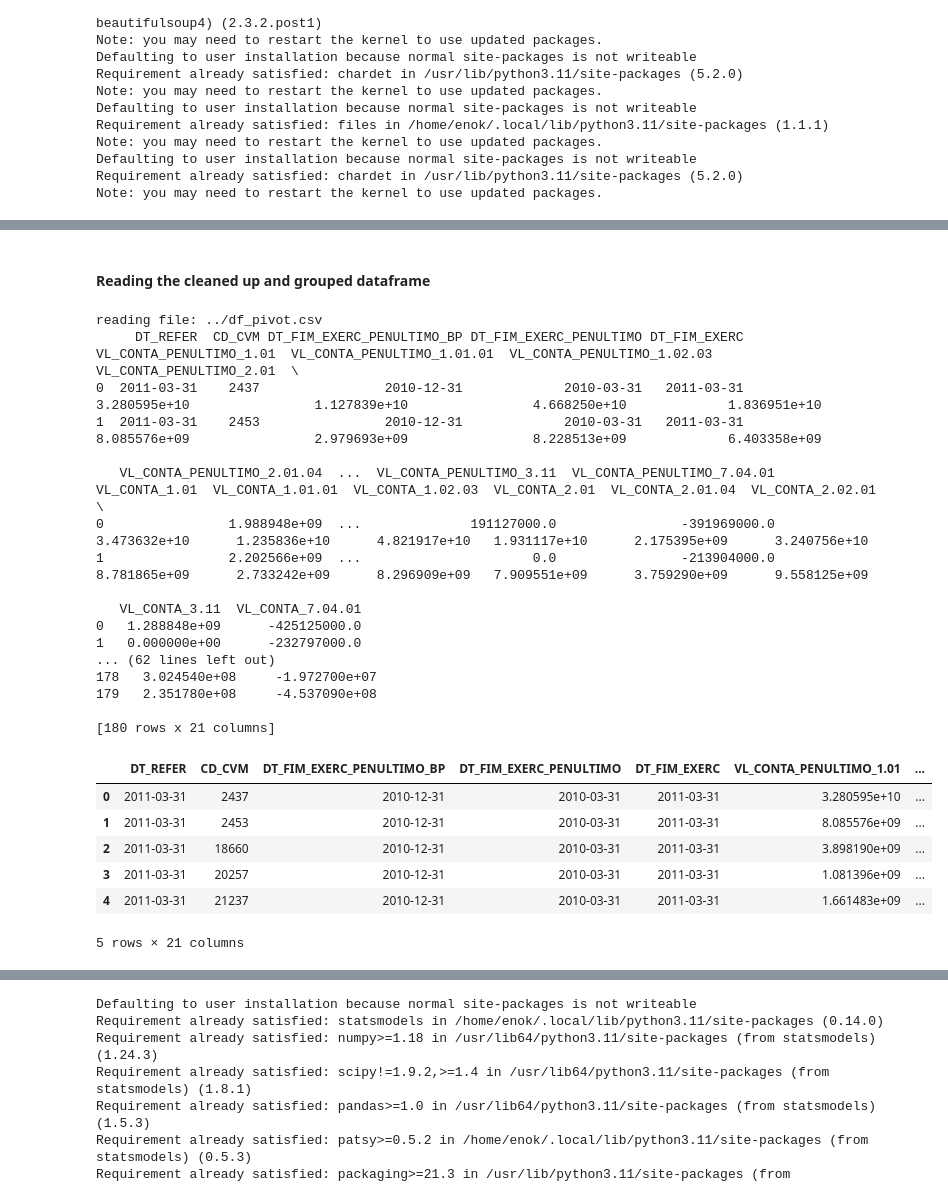
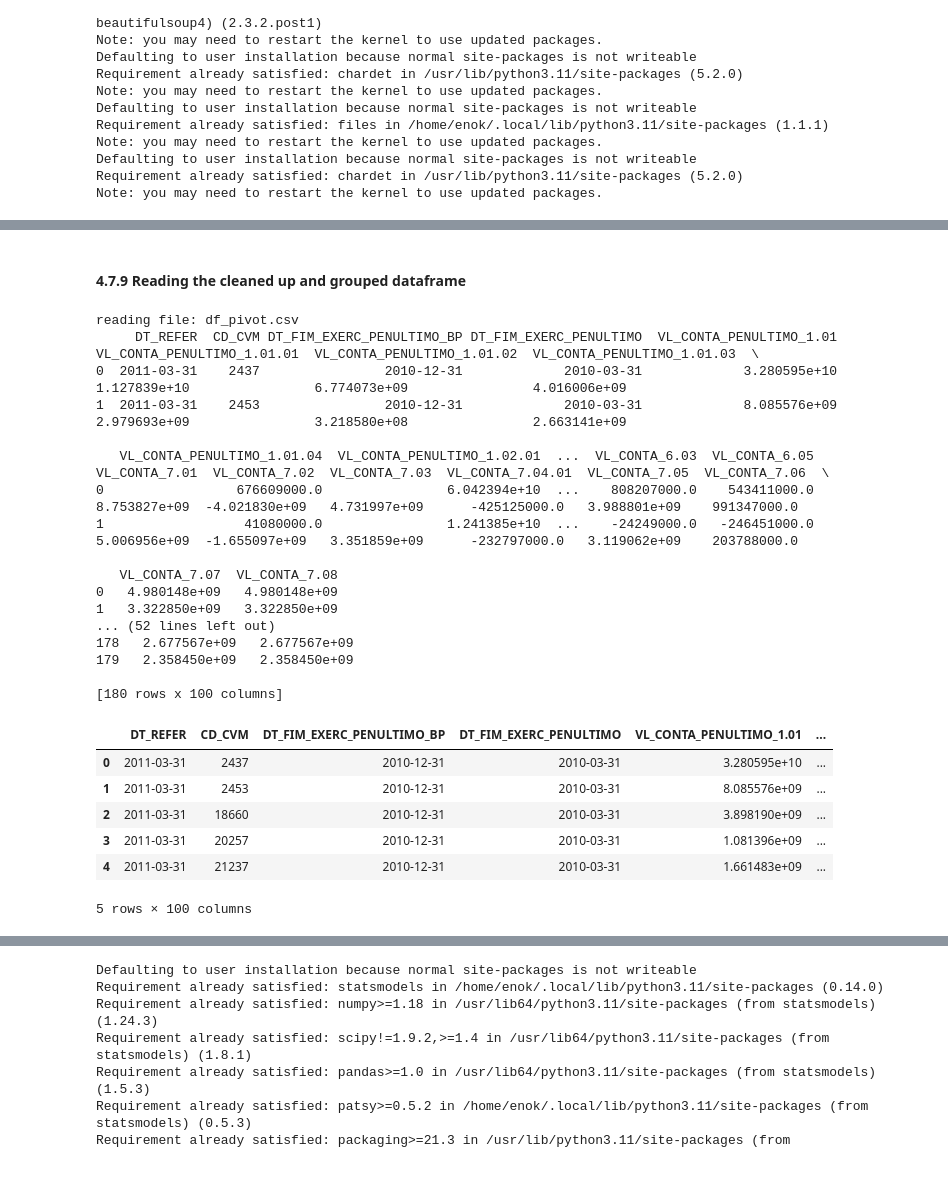
Before and after one commit to enok/flowpredict, a Jupyter notebook: flowpredict.ipynb, the cells around one changed output, grey strips where cells are left out. Cells and saved outputs as stored; diff of their text form; code cells hidden in the pictures.

Commit message:
adding more columns to (hope so) improve the accuracy os predictions

```diff
--- a/flowpredict.ipynb
+++ b/flowpredict.ipynb
@@ -407,14 +394,13 @@ DT_REFER
 # %%
 print("\n")
-def readCsv(dfName):
-    fileName = dfName + '.csv'
+
+def readCsv(dfName, directory='.'):
+    fileName = "df_" + dfName + '.csv'
     print(f'\nreading file: {fileName}')
-    df_read = pd.read_csv('processed_files/' + fileName, sep=';')
+    df_read = pd.read_csv(directory + '/' + fileName, sep=';')
     print(df_read.head(2))
     return df_read
 
-bpa_df = readCsv('bpa_df')
-bpp_df = readCsv('bpp_df')
-dre_df = readCsv('dre_df')
-dva_df = readCsv('dva_df')
+# Usar compreensão de dicionário para carregar todos os dataframes no dicionário dataframes
+dataframes = {df_name: readCsv(df_name, processed_folder) for df_name in dataframes.keys()}
 # %% [output]
@@ -1063,36 +1103,36 @@ DT_REFER
 # %% [markdown]
-#### Reading the cleaned up and grouped dataframe
+#### 4.7.9 Reading the cleaned up and grouped dataframe
 # %%
-final_df = readCsv('../df_pivot')
+df_pivot = readCsv('pivot')
 
-print(final_df.dtypes)
+print(df_pivot.dtypes)
 print("\n")
-print(final_df)
+print(df_pivot)
 print("\n")
-final_df.head()
+df_pivot.head()
 # %% [output]
-reading file: ../df_pivot.csv
-     DT_REFER  CD_CVM DT_FIM_EXERC_PENULTIMO_BP DT_FIM_EXERC_PENULTIMO DT_FIM_EXERC  VL_CONTA_PENULTIMO_1.01  VL_CONTA_PENULTIMO_1.01.01  VL_CONTA_PENULTIMO_1.02.03  VL_CONTA_PENULTIMO_2.01  \
-0  2011-03-31    2437                2010-12-31             2010-03-31   2011-03-31             3.280595e+10                1.127839e+10                4.668250e+10             1.836951e+10
-1  2011-03-31    2453                2010-12-31             2010-03-31   2011-03-31             8.085576e+09                2.979693e+09                8.228513e+09             6.403358e+09
+reading file: df_pivot.csv
+     DT_REFER  CD_CVM DT_FIM_EXERC_PENULTIMO_BP DT_FIM_EXERC_PENULTIMO  VL_CONTA_PENULTIMO_1.01  VL_CONTA_PENULTIMO_1.01.01  VL_CONTA_PENULTIMO_1.01.02  VL_CONTA_PENULTIMO_1.01.03  \
+0  2011-03-31    2437                2010-12-31             2010-03-31             3.280595e+10                1.127839e+10                6.774073e+09                4.016006e+09
+1  2011-03-31    2453                2010-12-31             2010-03-31             8.085576e+09                2.979693e+09                3.218580e+08                2.663141e+09
 
-   VL_CONTA_PENULTIMO_2.01.04  ...  VL_CONTA_PENULTIMO_3.11  VL_CONTA_PENULTIMO_7.04.01  VL_CONTA_1.01  VL_CONTA_1.01.01  VL_CONTA_1.02.03  VL_CONTA_2.01  VL_CONTA_2.01.04  VL_CONTA_2.02.01  \
-0                1.988948e+09  ...              191127000.0                -391969000.0   3.473632e+10      1.235836e+10      4.821917e+10   1.931117e+10      2.175395e+09      3.240756e+10
-1                2.202566e+09  ...                      0.0                -213904000.0   8.781865e+09      2.733242e+09      8.296909e+09   7.909551e+09      3.759290e+09      9.558125e+09
+   VL_CONTA_PENULTIMO_1.01.04  VL_CONTA_PENULTIMO_1.02.01  ...  VL_CONTA_6.03  VL_CONTA_6.05  VL_CONTA_7.01  VL_CONTA_7.02  VL_CONTA_7.03  VL_CONTA_7.04.01  VL_CONTA_7.05  VL_CONTA_7.06  \
+0                 676609000.0                6.042394e+10  ...    808207000.0    543411000.0   8.753827e+09  -4.021830e+09   4.731997e+09      -425125000.0   3.988801e+09    991347000.0
+1                  41080000.0                1.241385e+10  ...    -24249000.0   -246451000.0   5.006956e+09  -1.655097e+09   3.351859e+09      -232797000.0   3.119062e+09    203788000.0
 
-   VL_CONTA_3.11  VL_CONTA_7.04.01
-0   1.288848e+09      -425125000.0
-1   0.000000e+00      -232797000.0
-... (62 lines left out)
-178   3.024540e+08     -1.972700e+07
-179   2.351780e+08     -4.537090e+08
+   VL_CONTA_7.07  VL_CONTA_7.08
+0   4.980148e+09   4.980148e+09
+1   3.322850e+09   3.322850e+09
+... (52 lines left out)
+178   2.677567e+09   2.677567e+09
+179   2.358450e+09   2.358450e+09
 
-[180 rows x 21 columns]
+[180 rows x 100 columns]
-|  | DT_REFER | CD_CVM | DT_FIM_EXERC_PENULTIMO_BP | DT_FIM_EXERC_PENULTIMO | DT_FIM_EXERC | VL_CONTA_PENULTIMO_1.01 | ... |
-| 0 | 2011-03-31 | 2437 | 2010-12-31 | 2010-03-31 | 2011-03-31 | 3.280595e+10 | ... |
-| 1 | 2011-03-31 | 2453 | 2010-12-31 | 2010-03-31 | 2011-03-31 | 8.085576e+09 | ... |
-| 2 | 2011-03-31 | 18660 | 2010-12-31 | 2010-03-31 | 2011-03-31 | 3.898190e+09 | ... |
-| 3 | 2011-03-31 | 20257 | 2010-12-31 | 2010-03-31 | 2011-03-31 | 1.081396e+09 | ... |
-| 4 | 2011-03-31 | 21237 | 2010-12-31 | 2010-03-31 | 2011-03-31 | 1.661483e+09 | ... |
+|  | DT_REFER | CD_CVM | DT_FIM_EXERC_PENULTIMO_BP | DT_FIM_EXERC_PENULTIMO | VL_CONTA_PENULTIMO_1.01 | ... |
+| 0 | 2011-03-31 | 2437 | 2010-12-31 | 2010-03-31 | 3.280595e+10 | ... |
+| 1 | 2011-03-31 | 2453 | 2010-12-31 | 2010-03-31 | 8.085576e+09 | ... |
+| 2 | 2011-03-31 | 18660 | 2010-12-31 | 2010-03-31 | 3.898190e+09 | ... |
+| 3 | 2011-03-31 | 20257 | 2010-12-31 | 2010-03-31 | 1.081396e+09 | ... |
+| 4 | 2011-03-31 | 21237 | 2010-12-31 | 2010-03-31 | 1.661483e+09 | ... |
-5 rows × 21 columns
+5 rows × 100 columns
 # %% [markdown]
```
Also changed, not shown: parts of 70 cells of this notebook, 8 other files.
